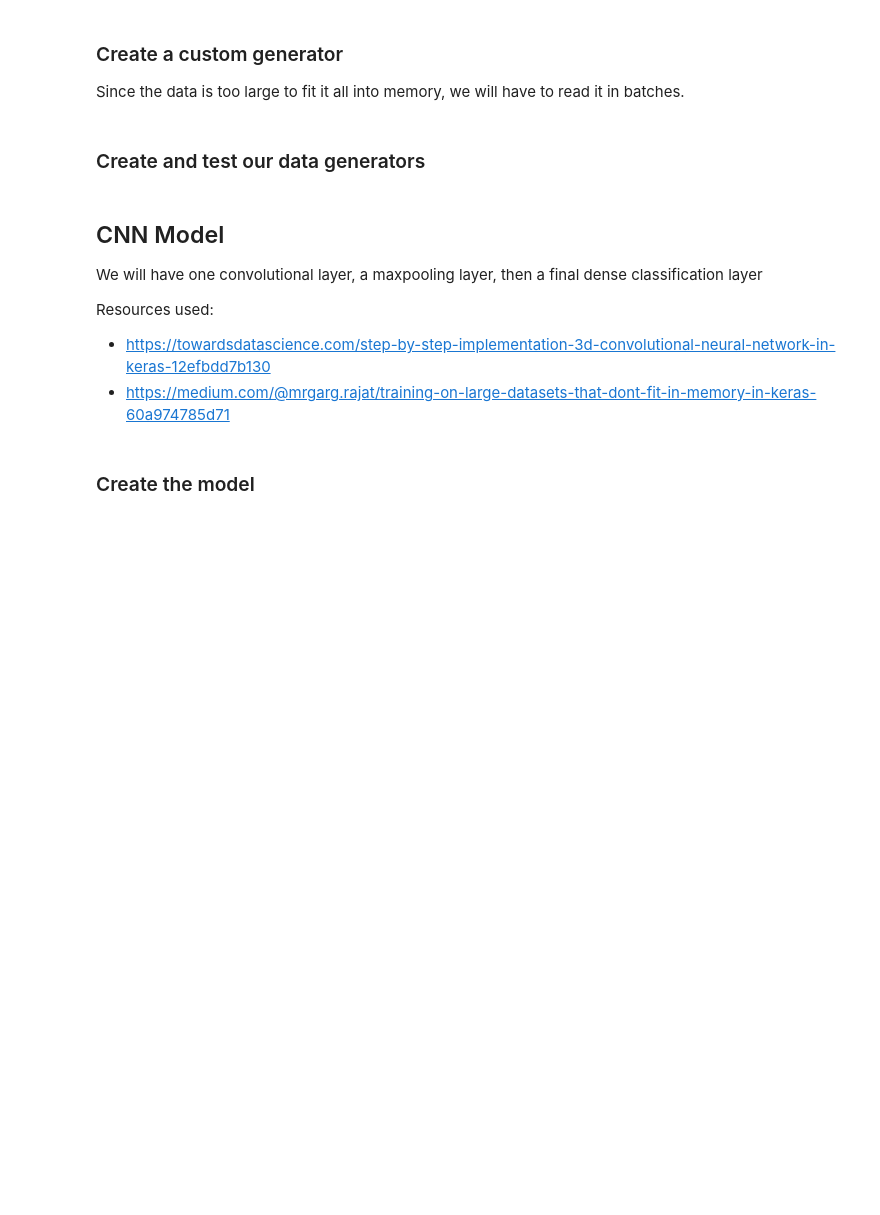
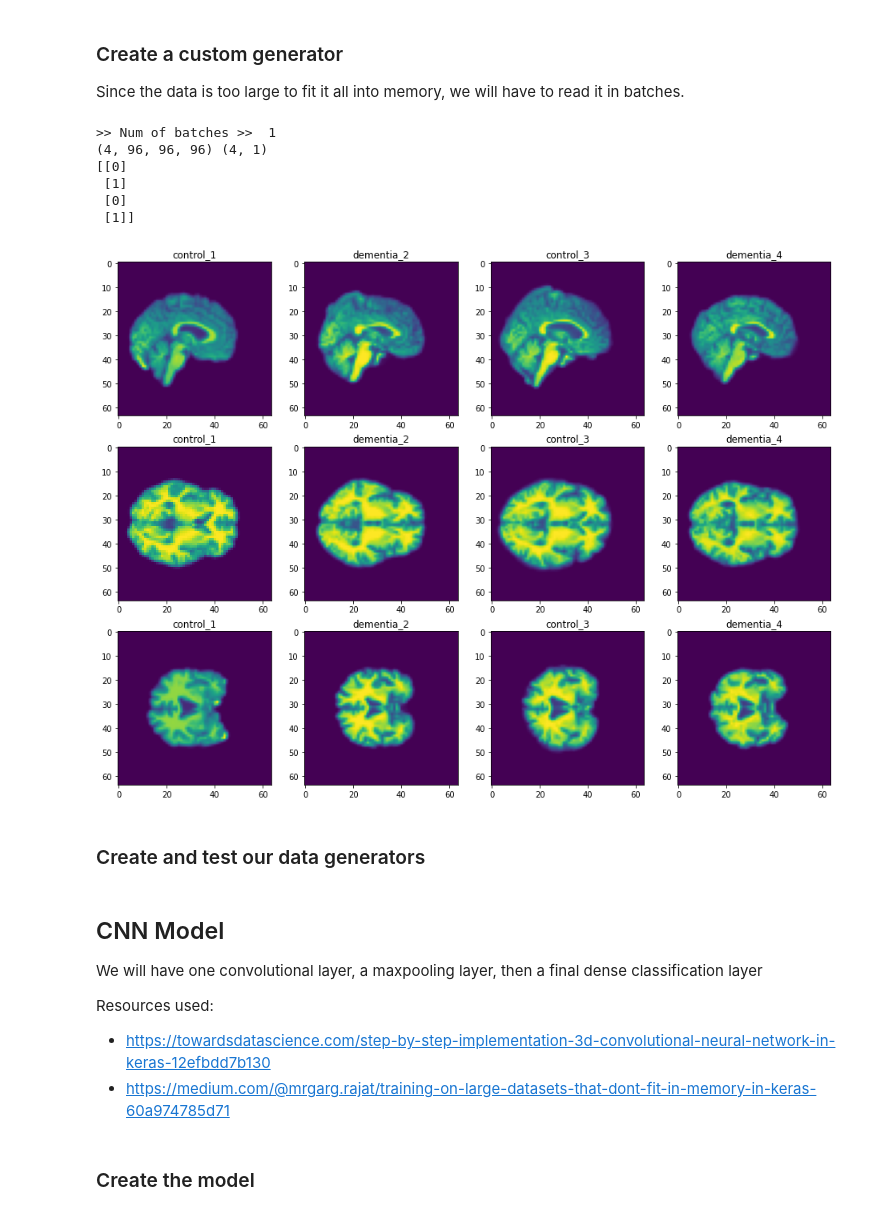
Before and after one commit to jakl3/Polygence, a Jupyter notebook: CNN/tf_cnn_3.ipynb, the cells around one changed output. Saved outputs shown, nothing was run; the diff lists cells and outputs as text; code cells hidden in the pictures; blank space fills up the shorter version.

```diff
--- a/CNN/tf_cnn_3.ipynb
+++ b/CNN/tf_cnn_3.ipynb
@@ -244,7 +271,7 @@ class MRI_Data_Generator(keras.utils.Sequence):
 
         def scale(volume):
             """ Reduce the volume from (256,256,256) to (128,128,128) """
-            return resize(volume, (128,128,128,1))
+            return resize(volume, (96,96,96))
             # return rescale(volume, 0.5)
 
         # print(f'Currently reading in batch {idx}')
@@ -268,3 +314,46 @@ class MRI_Data_Generator(keras.utils.Sequence):
+# %%
+test_gen = MRI_Data_Generator(X_test_gen, y_test_gen, 4)
+batchx, batchy = test_gen.__getitem__(0)
+print(">> Num of batches >> ", test_gen.__len__())  # outputs 164, which is equal to ceil(817 / 5)
+print(batchx.shape, batchy.shape)
+print(batchy)
+# %% [output]
+>> Num of batches >>  1
+(4, 96, 96, 96) (4, 1)
+[[0]
+ [1]
+ [0]
+ [1]]
+# %%
+# Parameters for graph
+nrows = 3
+ncols = 4
+# %%
+# Set up figure and plot it
+fig = plt.gcf()
+fig.set_size_inches(ncols * 4, nrows * 4)
+
+for i in range(4):
+    sp = plt.subplot(nrows, ncols, i + 1)
+#     sp.axis('Off') # Don't show axes (or gridlines)
+
+    img = batchx[i][32,:,:]
+    plt.imshow(img)
+    plt.title(f'control_{i+1}' if batchy[i] == 0 else f'dementia_{i+1}')
+
+    sp = plt.subplot(nrows, ncols, i + 1 + 4)
+#     sp.axis('Off') # Don't show axes (or gridlines)
+
+    img = batchx[i][:,32,:]
+    plt.imshow(img)
+    plt.title(f'control_{i+1}' if batchy[i] == 0 else f'dementia_{i+1}')
+
+    sp = plt.subplot(nrows, ncols, i + 1 + 4 + 4)
+    img = batchx[i][:,:,32]
+    plt.imshow(img)
+    plt.title(f'control_{i+1}' if batchy[i] == 0 else f'dementia_{i+1}')
+# %% [output]
+[figure, added]
 # %% [markdown]
 ### Create and test our data generators
 # %%
```
Also changed, not shown: parts of 11 cells of this notebook, 2 other files.
